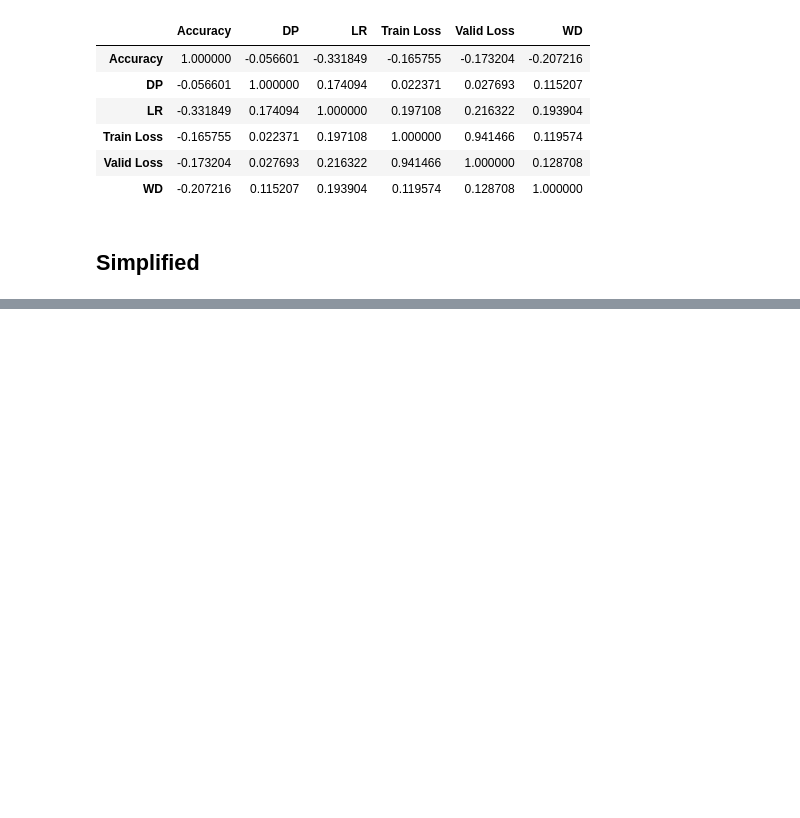
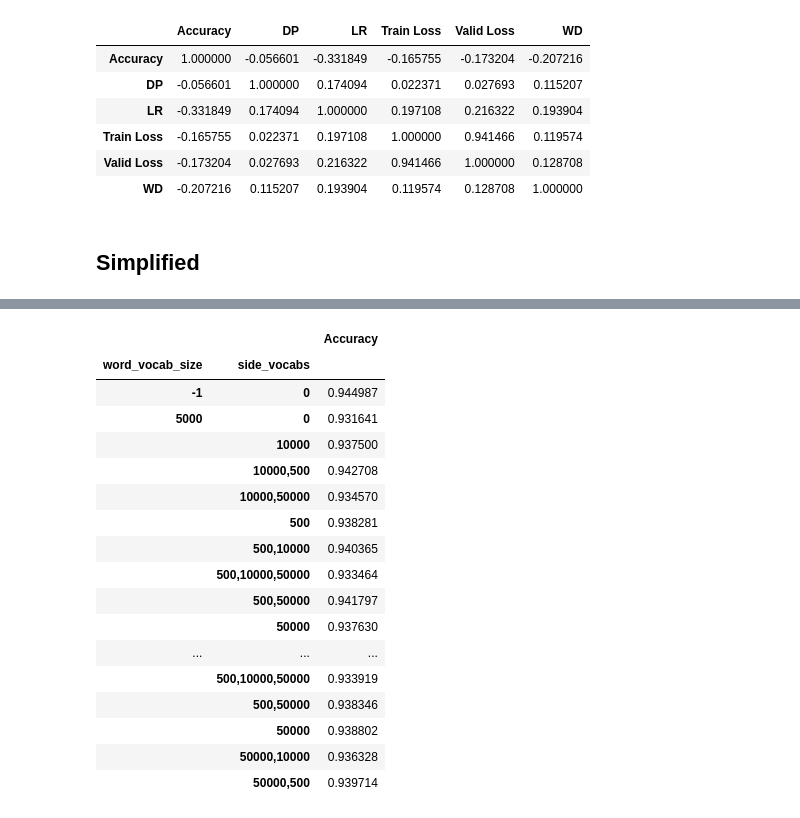
Before and after one commit to rohitg1594/GNN-Semantic-Similarity, a Jupyter notebook: nbooks/Grid Search Results.ipynb, the cells around one changed output, grey strips where cells are left out. Cells and saved outputs as stored; diff of their text form; code cells hidden in the pictures; blank space fills up the shorter version.

```diff
--- a/nbooks/Grid Search Results.ipynb
+++ b/nbooks/Grid Search Results.ipynb
@@ -350,0 +353,21 @@ Name: Accuracy, Length: 3460, dtype: float64
+# %%
+df.groupby(['word_vocab_size', 'side_vocabs']).max()[['Accuracy']]
+# %% [output]
+|  |  | Accuracy |
+| word_vocab_size | side_vocabs |  |
+| -1 | 0 | 0.944987 |
+| 5000 | 0 | 0.931641 |
+|  | 10000 | 0.937500 |
+|  | 10000,500 | 0.942708 |
+|  | 10000,50000 | 0.934570 |
+|  | 500 | 0.938281 |
+|  | 500,10000 | 0.940365 |
+|  | 500,10000,50000 | 0.933464 |
+|  | 500,50000 | 0.941797 |
+|  | 50000 | 0.937630 |
+| ... | ... | ... |
+|  | 500,10000,50000 | 0.933919 |
+|  | 500,50000 | 0.938346 |
+|  | 50000 | 0.938802 |
+|  | 50000,10000 | 0.936328 |
+|  | 50000,500 | 0.939714 |
```
Also changed, not shown: parts of 20 cells of this notebook, 11 other files.
